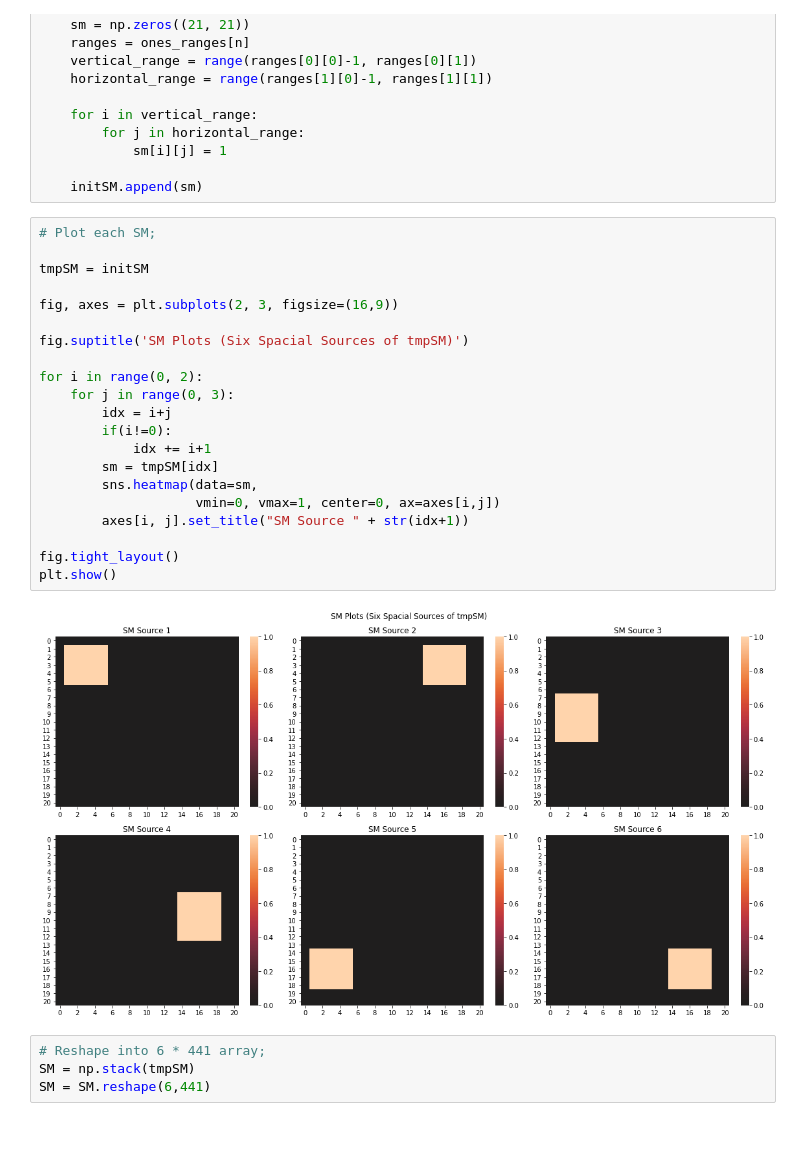
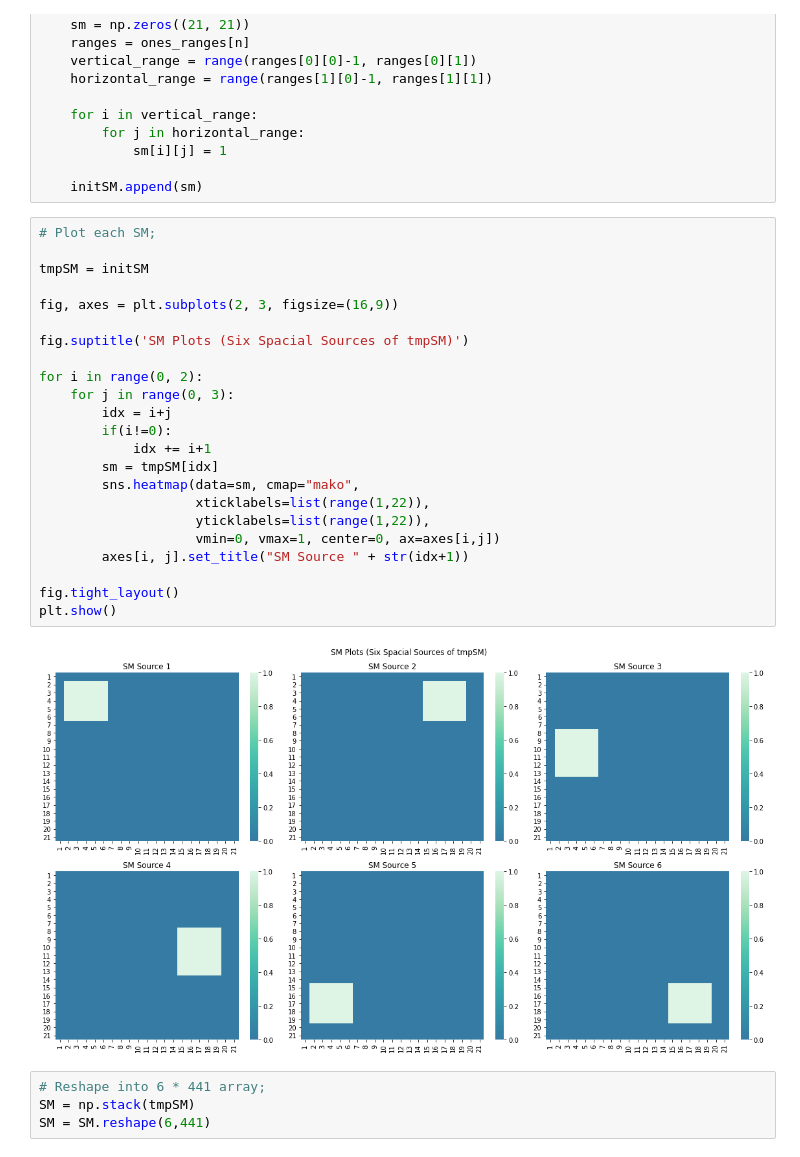
Before and after one commit to NoiRC256/mast30034_assignment_1, a Jupyter notebook: code/main.ipynb, the cells around one changed output. Cells and saved outputs as stored; diff of their text form.

Commit message:
SM heatmap cmaps and ticks

```diff
--- a/code/main.ipynb
+++ b/code/main.ipynb
@@ -154,26 +154,28 @@ for n in range(0,6):
 # %%
 # Plot each SM;
 
 tmpSM = initSM
 
 fig, axes = plt.subplots(2, 3, figsize=(16,9))
 
 fig.suptitle('SM Plots (Six Spacial Sources of tmpSM)')
 
 for i in range(0, 2):
     for j in range(0, 3):
         idx = i+j
         if(i!=0):
             idx += i+1
         sm = tmpSM[idx]
-        sns.heatmap(data=sm,
+        sns.heatmap(data=sm, cmap="mako",
+                    xticklabels=list(range(1,22)),
+                    yticklabels=list(range(1,22)),
                     vmin=0, vmax=1, center=0, ax=axes[i,j])
         axes[i, j].set_title("SM Source " + str(idx+1))
 
 fig.tight_layout()
 plt.show()
 # %% [output]
-[figure, old version]
+[figure, new version]
 # %%
 # Reshape into 6 * 441 array;
 SM = np.stack(tmpSM)
```
Also changed, not shown: parts of 6 cells of this notebook.
